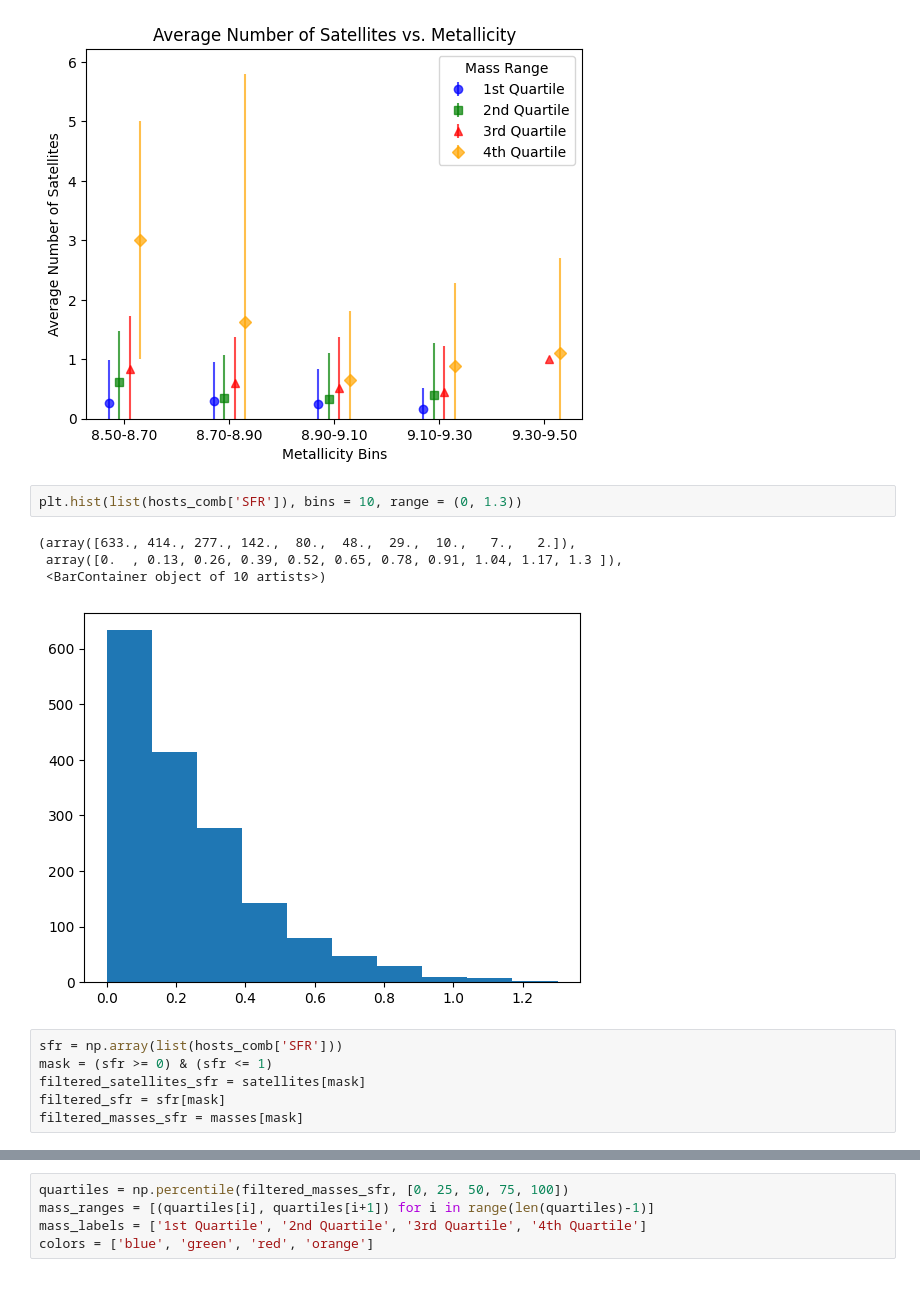
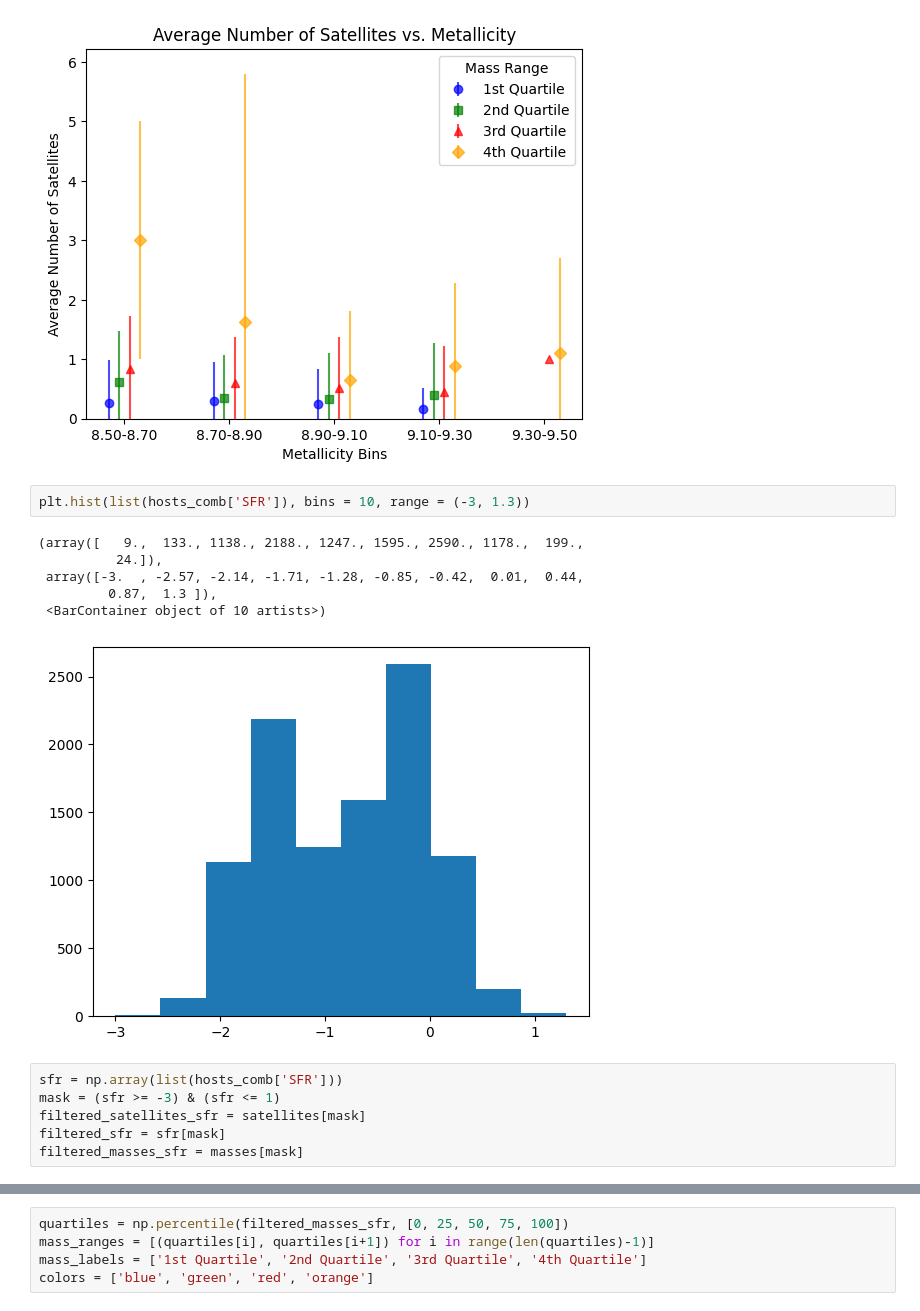
Before and after one commit to harishk30/DwarfGalaxyAnalysis, a Jupyter notebook: SAGAxCM.ipynb, the cells around one changed output, grey strips where cells are left out. Cells and saved outputs as stored; diff of their text form.

Commit message:
Some more plots.

```diff
--- a/SAGAxCM.ipynb
+++ b/SAGAxCM.ipynb
@@ -523,15 +518,17 @@ plt.show()
 # %% [output]
 [figure]
 # %%
-plt.hist(list(hosts_comb['SFR']), bins = 10, range = (0, 1.3))
+plt.hist(list(hosts_comb['SFR']), bins = 10, range = (-3, 1.3))
 # %% [output]
-(array([633., 414., 277., 142.,  80.,  48.,  29.,  10.,   7.,   2.]),
- array([0.  , 0.13, 0.26, 0.39, 0.52, 0.65, 0.78, 0.91, 1.04, 1.17, 1.3 ]),
+(array([   9.,  133., 1138., 2188., 1247., 1595., 2590., 1178.,  199.,
+          24.]),
+ array([-3.  , -2.57, -2.14, -1.71, -1.28, -0.85, -0.42,  0.01,  0.44,
+         0.87,  1.3 ]),
  <BarContainer object of 10 artists>)
-[figure, old version]
+[figure, new version]
 # %%
 sfr = np.array(list(hosts_comb['SFR']))
-mask = (sfr >= 0) & (sfr <= 1)
+mask = (sfr >= -3) & (sfr <= 1)
 filtered_satellites_sfr = satellites[mask]
 filtered_sfr = sfr[mask]
 filtered_masses_sfr = masses[mask]
```
Also changed, not shown: parts of 7 cells of this notebook.
